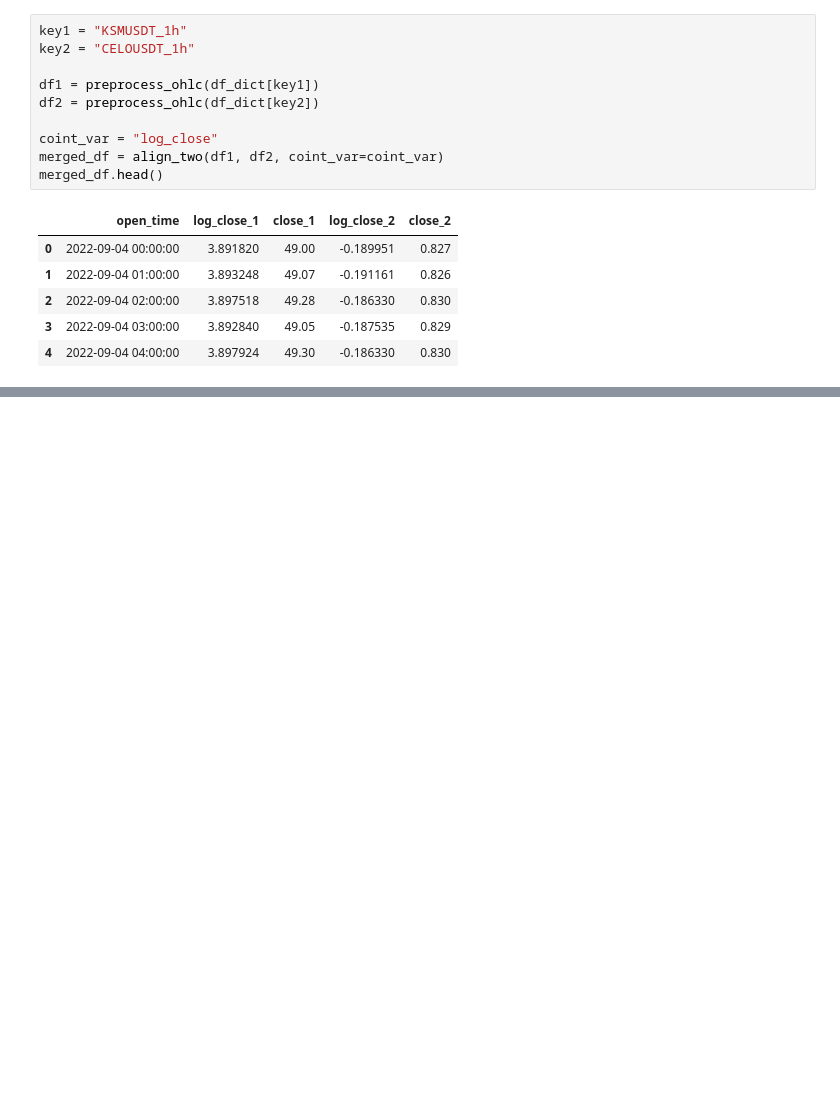
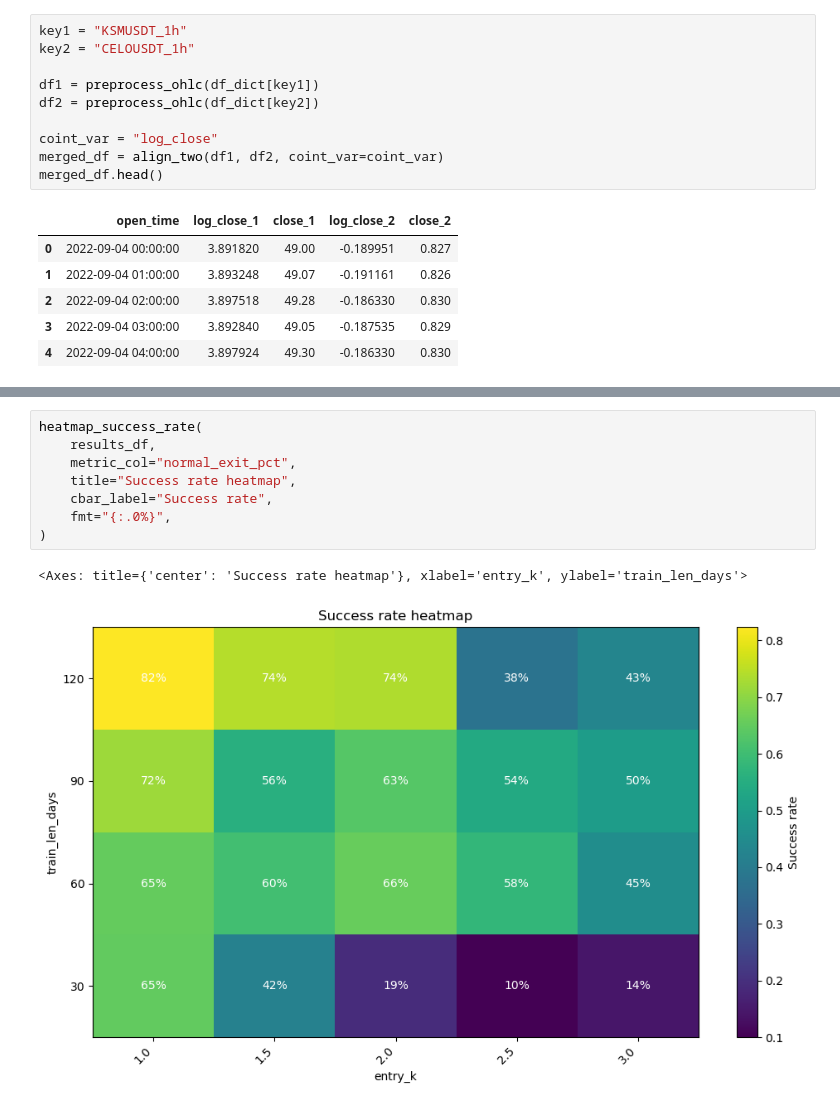
Before and after one commit to Jim-Shao/CryptoPairTrading, a Jupyter notebook: main.ipynb, the cells around one changed output, grey strips where cells are left out. Cells and saved outputs as stored; diff of their text form; blank space fills up the shorter version.

```diff
--- a/main.ipynb
+++ b/main.ipynb
@@ -253,0 +295,11 @@ Saved: figures/train_060_entry_1p0/residual_spread.png
+# %%
+heatmap_success_rate(
+    results_df,
+    metric_col="normal_exit_pct",
+    title="Success rate heatmap",
+    cbar_label="Success rate",
+    fmt="{:.0%}",
+)
+# %% [output]
+<Axes: title={'center': 'Success rate heatmap'}, xlabel='entry_k', ylabel='train_len_days'>
+[figure, added]
```
Also changed, not shown: parts of 9 cells of this notebook, 3 other files.
